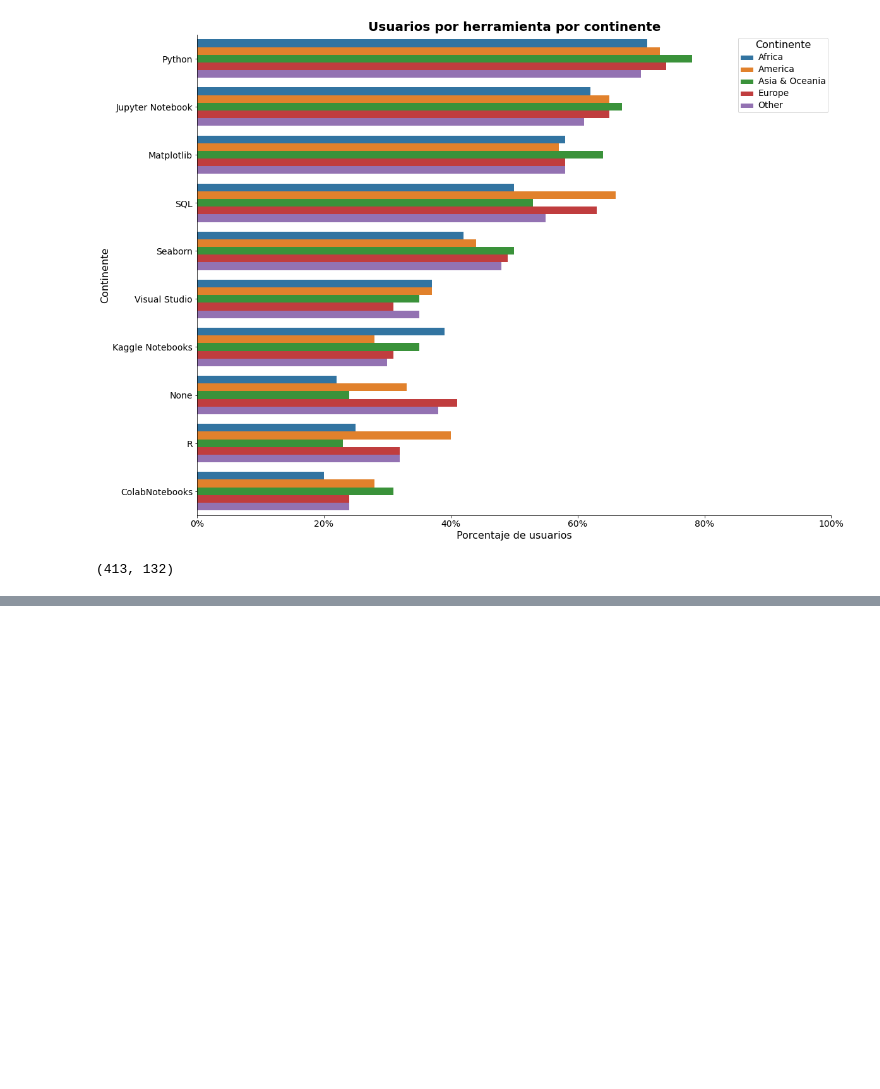
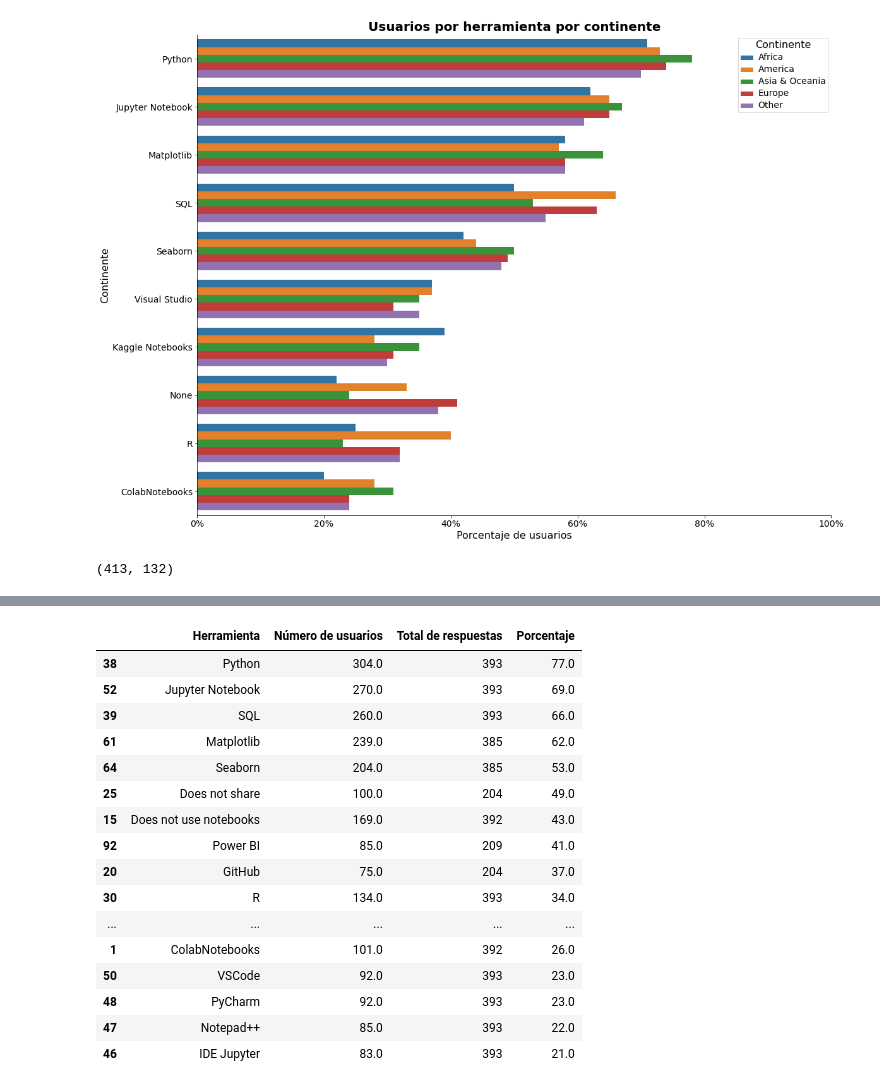
Before and after one commit to Adalab/project-da-promo-d-module-2-team-2-, a Jupyter notebook: notebooks/visualizacion.ipynb, the cells around one changed output, grey strips where cells are left out. Cells and saved outputs as stored; diff of their text form; code cells hidden in the pictures; blank space fills up the shorter version.

```diff
--- a/notebooks/visualizacion.ipynb
+++ b/notebooks/visualizacion.ipynb
@@ -706,3 +764,25 @@ df_sum_tools_eu
+# %%
+df_sum_tools_eu['Herramienta'] = df_sum_tools_eu['Herramienta'].map(diccionario_tools)
+df_sum_tools_eu = df_sum_tools_eu.sort_values(by='Porcentaje', ascending=False)
+df_sum_tools_eu
+# %% [output]
+|  | Herramienta | Número de usuarios | Total de respuestas | Porcentaje |
+| 38 | Python | 304.0 | 393 | 77.0 |
+| 52 | Jupyter Notebook | 270.0 | 393 | 69.0 |
+| 39 | SQL | 260.0 | 393 | 66.0 |
+| 61 | Matplotlib | 239.0 | 385 | 62.0 |
+| 64 | Seaborn | 204.0 | 385 | 53.0 |
+| 25 | Does not share | 100.0 | 204 | 49.0 |
+| 15 | Does not use notebooks | 169.0 | 392 | 43.0 |
+| 92 | Power BI | 85.0 | 209 | 41.0 |
+| 20 | GitHub | 75.0 | 204 | 37.0 |
+| 30 | R | 134.0 | 393 | 34.0 |
+| ... | ... | ... | ... | ... |
+| 1 | ColabNotebooks | 101.0 | 392 | 26.0 |
+| 50 | VSCode | 92.0 | 393 | 23.0 |
+| 48 | PyCharm | 92.0 | 393 | 23.0 |
+| 47 | Notepad++ | 85.0 | 393 | 22.0 |
+| 46 | IDE Jupyter | 83.0 | 393 | 21.0 |
 # %%
 plt.figure(figsize=(15, 9))
 
```
Also changed, not shown: parts of 9 cells of this notebook.
